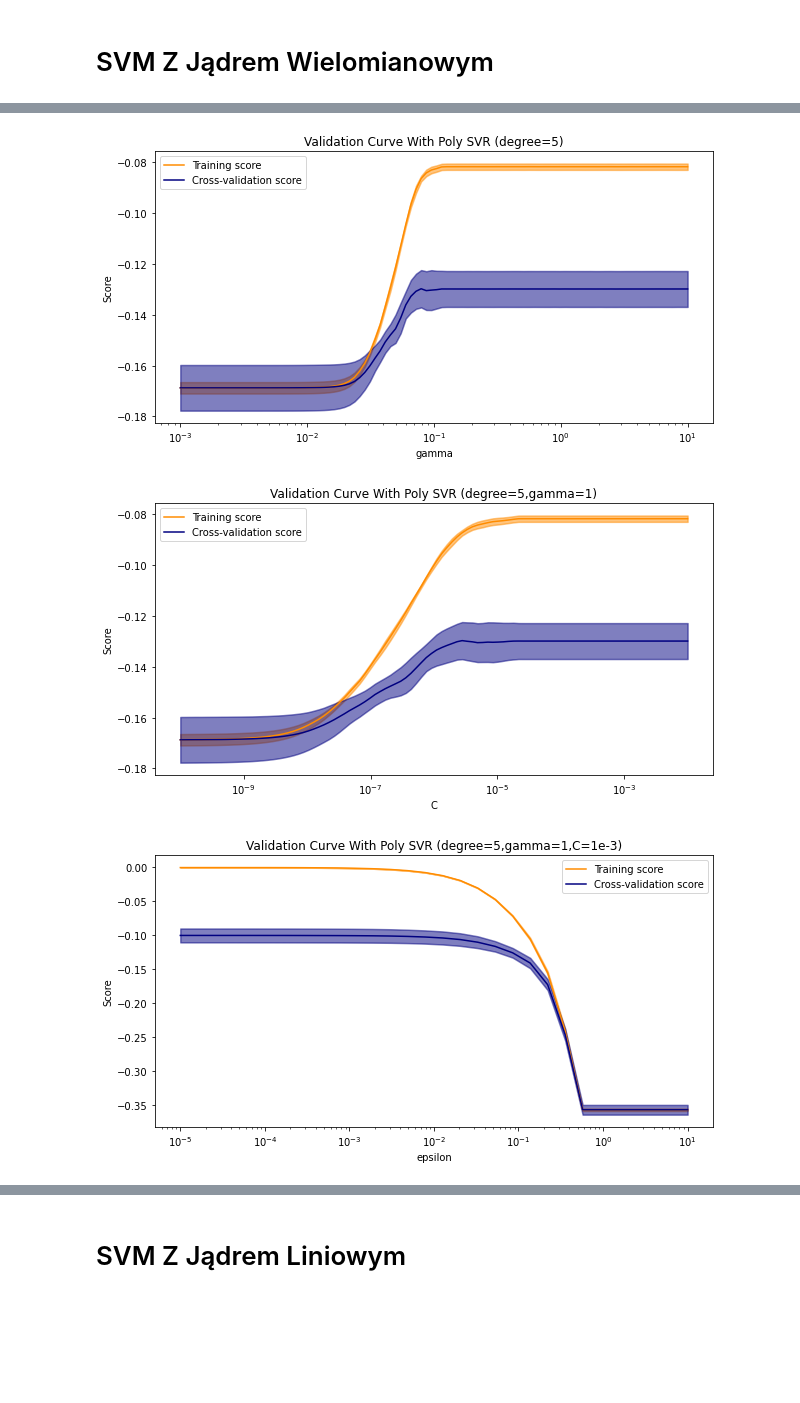
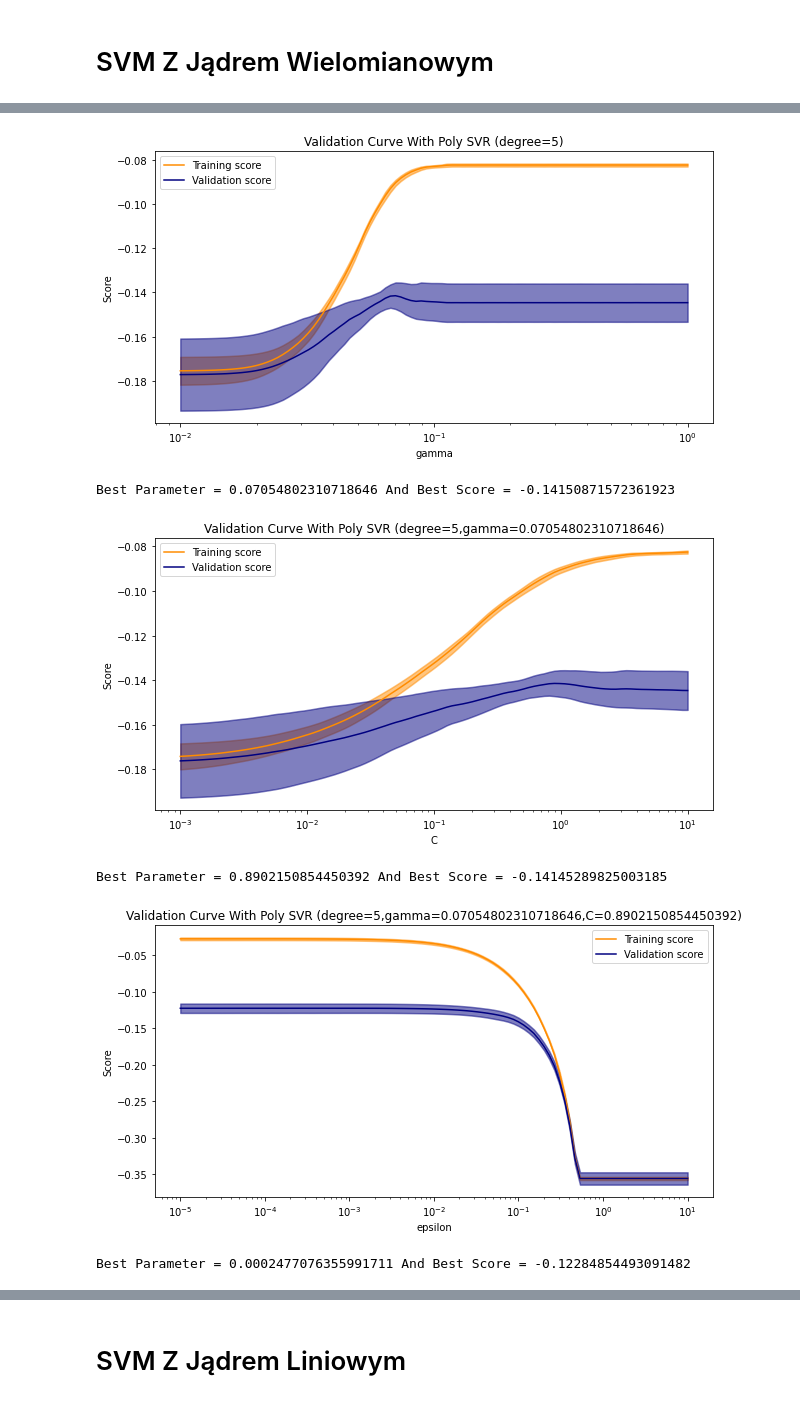
Before and after one commit to matlaczj/Predictive-Modeling-for-Student-Alcohol-Consumption, a Jupyter notebook: Projekt/projekt.ipynb, the cells around one changed output, grey strips where cells are left out. Saved outputs shown, nothing was run; the diff lists cells and outputs as text; code cells hidden in the pictures; blank space fills up the shorter version.

```diff
--- a/Projekt/projekt.ipynb
+++ b/Projekt/projekt.ipynb
@@ -182,12 +281,12 @@ train_scores_mean, validation_scores_mean = plot_validation_curve(
 # %% [markdown]
 # SVM Z Jądrem Wielomianowym
 # %%
-train_scores_mean, validation_scores_mean = plot_validation_curve(
+degree, best_score, _,_ = plot_validation_curve(
     model = SVR(kernel="poly"),
     model_name = "Poly SVR",
     X = X_train,
     y = y_train,
-    param_range = np.arange(0,30),
+    param_range = np.arange(0,40),
     param_name = "degree",
     scoring = "neg_mean_absolute_error",
     xscale = "lin"
@@ -197,39 +297,42 @@ train_scores_mean, validation_scores_mean = plot_validation_curve(
 # %%
-train_scores_mean, validation_scores_mean = plot_validation_curve(
-    model = SVR(kernel="poly",degree=5),
-    model_name = "Poly SVR (degree=5)",
+gamma, best_score, _,_ = plot_validation_curve(
+    model = SVR(kernel="poly",degree=degree),
+    model_name = f"Poly SVR (degree={degree})",
     X = X_train,
     y = y_train,
-    param_range = np.logspace(-3,1,100),
+    param_range = np.logspace(-2,0,100),
     param_name = "gamma",
     scoring = "neg_mean_absolute_error",
     xscale = "log"
 )
 # %% [output]
-[figure, old version]
+[figure, new version]
+Best Parameter = 0.07054802310718646 And Best Score = -0.14150871572361923
 # %%
-train_scores_mean, validation_scores_mean = plot_validation_curve(
-    model = SVR(kernel="poly",degree=5,gamma=1),
-    model_name = "Poly SVR (degree=5,gamma=1)",
+C, best_score, _,_ = plot_validation_curve(
+    model = SVR(kernel="poly",degree=degree,gamma=gamma),
+    model_name = f"Poly SVR (degree={degree},gamma={gamma})",
     X = X_train,
     y = y_train,
-    param_range = np.logspace(-10,-2,100),
+    param_range = np.logspace(-3,1,100),
     param_name = "C",
     scoring = "neg_mean_absolute_error",
     xscale = "log"
 )
 # %% [output]
-[figure, old version]
+[figure, new version]
+Best Parameter = 0.8902150854450392 And Best Score = -0.14145289825003185
 # %%
-train_scores_mean, validation_scores_mean = plot_validation_curve(
-    model = SVR(kernel="poly",degree=5,gamma=1,C=1e-3),
-    model_name = "Poly SVR (degree=5,gamma=1,C=1e-3)",
+epsilon, best_score, _,_ = plot_validation_curve(
+    model = SVR(kernel="poly",degree=degree,gamma=gamma,C=C),
+    model_name = f"Poly SVR (degree={degree},gamma={gamma},C={C})",
     X = X_train,
     y = y_train,
-    param_range = np.logspace(-5,1,30),
+    param_range = np.logspace(-5,1,100),
     param_name = "epsilon",
     scoring = "neg_mean_absolute_error",
     xscale = "log"
 )
 # %% [output]
-[figure, old version]
+[figure, new version]
+Best Parameter = 0.0002477076355991711 And Best Score = -0.12284854493091482
```
Also changed, not shown: parts of 36 cells of this notebook, 1 other file.
